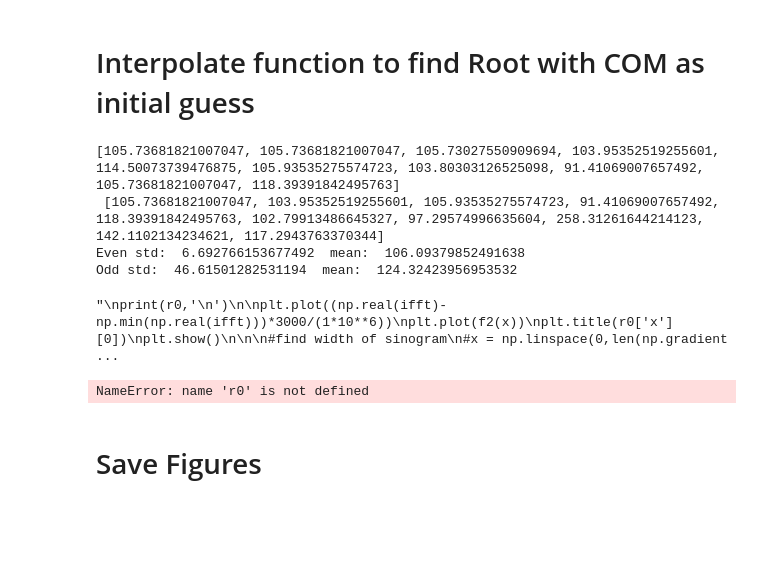
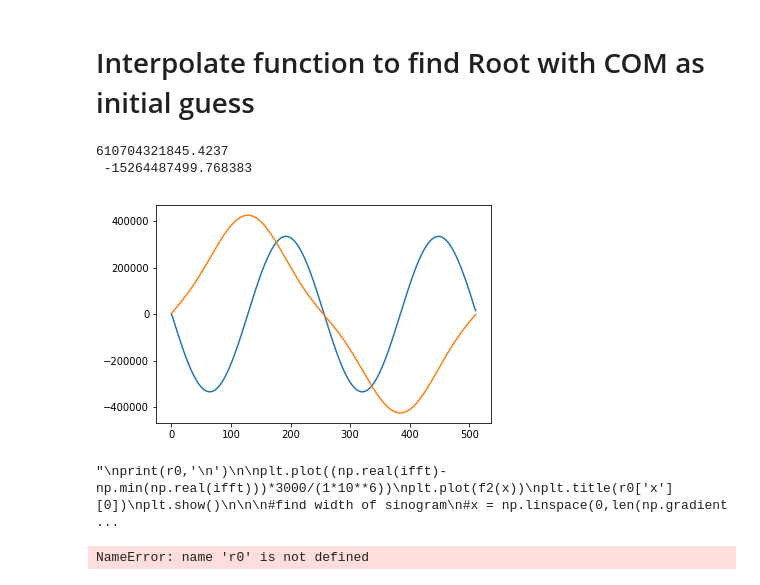
Before and after one commit to everettvacek/rotationCenter, a Jupyter notebook: rotationcenter.ipynb, the cells around one changed output. Drawn from its saved outputs; the diff is of its cells as text; code cells hidden in the pictures; blank space fills up the shorter version.

Commit message:
split fft alignment into odd and even, testing significance of their real values

```diff
--- a/rotationcenter.ipynb
+++ b/rotationcenter.ipynb
@@ -238,48 +238,68 @@ rowsum_grad = np.sum(sinogram_resized, axis=1)
 
 #fft for row sum
 fft = np.fft.fft(rowsum_grad) #np.sum(sinogram_shift, axis=1))
-fft_even = np.zeros(fft.shape)
-fft_odd = np.zeros(fft.shape)
+fft_even = np.ones(fft.shape)*0+0j
+fft_odd = np.ones(fft.shape)*0+0j
+for i in range(2):
+    fft_even[i*2]=fft[i*2]
+    fft_odd[i*2+1]=fft[i*2+1]
+
+#fft_even[200:]=0+0j
+#fft_odd[200:]=0+0j
+
+#Interpolate function and guess root
+ifft_even = np.fft.ifft(fft_even)#threshold_plot(np.fft.ifftshift((np.fft.ifft(fft))),fft_threshold)
+ifft_odd = np.fft.ifft(fft_odd)
+x = np.arange(0,len(np.gradient(np.real(ifft_even)))*2,2)
+f2_even = CubicSpline(x, np.gradient(np.real(ifft_even)))
+f2_odd = CubicSpline(x, np.gradient(np.real(ifft_odd)))
+r0_even = root(f2_even,COM)['x'][0]
+r0_odd = root(f2_odd,COM)['x'][0]
+'''
 for i in range(10):
     fft_even[:] = fft[:]
     fft_even[i:]=0+0j
     fft_odd[:] = fft[:]
     fft_odd[i*2+1:]=0+0j
     ifft_even = np.fft.ifft(fft_even)#threshold_plot(np.fft.ifftshift((np.fft.ifft(fft))),fft_threshold)
     ifft_odd = np.fft.ifft(fft_odd)
 
 
     #Interpolate function and guess root
     x = np.arange(0,len(np.gradient(np.real(ifft_even)))*2,2)
     f2_even = CubicSpline(x, np.gradient(np.real(ifft_even)))
     f2_odd = CubicSpline(x, np.gradient(np.real(ifft_odd)))
     r0_even.append(root(f2_even,COM)['x'][0])
     r0_odd.append(root(f2_odd,COM)['x'][0])
+'''
+#print(r0_even, r0_odd, '\n\n')
+print(np.sum(np.real(fft_even)), '\n', np.sum(np.real(fft_odd)))
+#print('Even std: ', np.std(r0_even), ' mean: ', np.mean(r0_even))
+#print('Odd std: ', np.std(r0_odd), ' mean: ', np.mean(r0_odd))
 
-#print(r0_even, r0_odd, '\n\n')
-print(r0_even, '\n', r0_odd)
-print('Even std: ', np.std(r0_even), ' mean: ', np.mean(r0_even))
-print('Odd std: ', np.std(r0_odd), ' mean: ', np.mean(r0_odd))
+plt.plot(f2_even(x))
+plt.plot(f2_odd(x))
+plt.show()
+
 '''
 print(r0,'\n')
 
 plt.plot((np.real(ifft)-np.min(np.real(ifft)))*3000/(1*10**6))
 plt.plot(f2(x))
 plt.title(r0['x'][0])
 plt.show()
 
 
 #find width of sinogram
 #x = np.linspace(0,len(np.gradient(np.real(ifft))),len(np.gradient(np.real(ifft))))
 f3 = CubicSpline(x, np.gradient(np.real(ifft)), bc_type='clamped')
 r12 =root(f2,[r0['x'][0]*.2, r0['x'][0]*2])
 print(r12)
 '''
 # %% [output]
-[105.73681821007047, 105.73681821007047, 105.73027550909694, 103.95352519255601, 114.50073739476875, 105.93535275574723, 103.80303126525098, 91.41069007657492, 105.73681821007047, 118.39391842495763]
- [105.73681821007047, 103.95352519255601, 105.93535275574723, 91.41069007657492, 118.39391842495763, 102.79913486645327, 97.29574996635604, 258.31261644214123, 142.1102134234621, 117.2943763370344]
-Even std:  6.692766153677492  mean:  106.09379852491638
-Odd std:  46.61501282531194  mean:  124.32423956953532
+610704321845.4237
+ -15264487499.768383
+[figure, added]
 "\nprint(r0,'\n')\n\nplt.plot((np.real(ifft)-np.min(np.real(ifft)))*3000/(1*10**6))\nplt.plot(f2(x))\nplt.title(r0['x'][0])\nplt.show()\n\n\n#find width of sinogram\n#x = np.linspace(0,len(np.gradient ...
 # %%
 center_of_rotation = r0['x'][0]
@@ -297,5 +317,3 @@ plt.plot(rowsum)
 plt.show()
 # %% [output]
 NameError: name 'r0' is not defined
-# %% [markdown]
-# Save Figures
```
Also changed, not shown: parts of 9 cells of this notebook.
